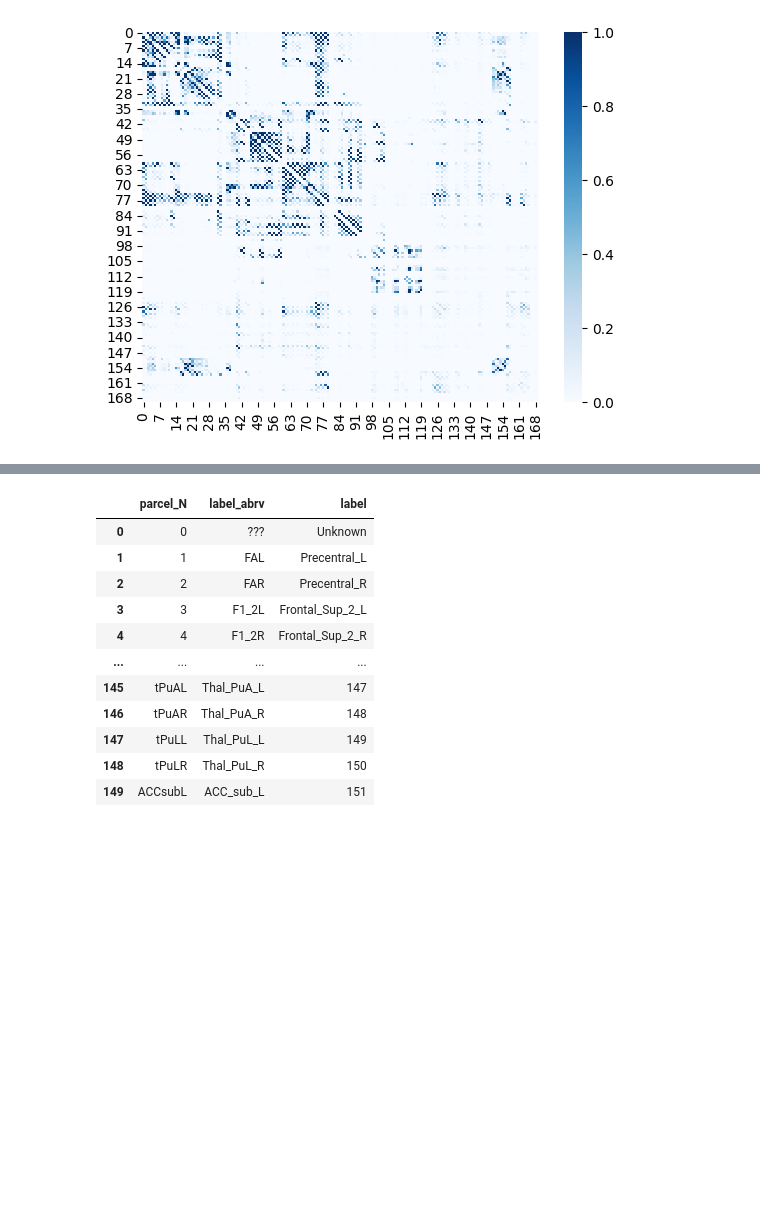
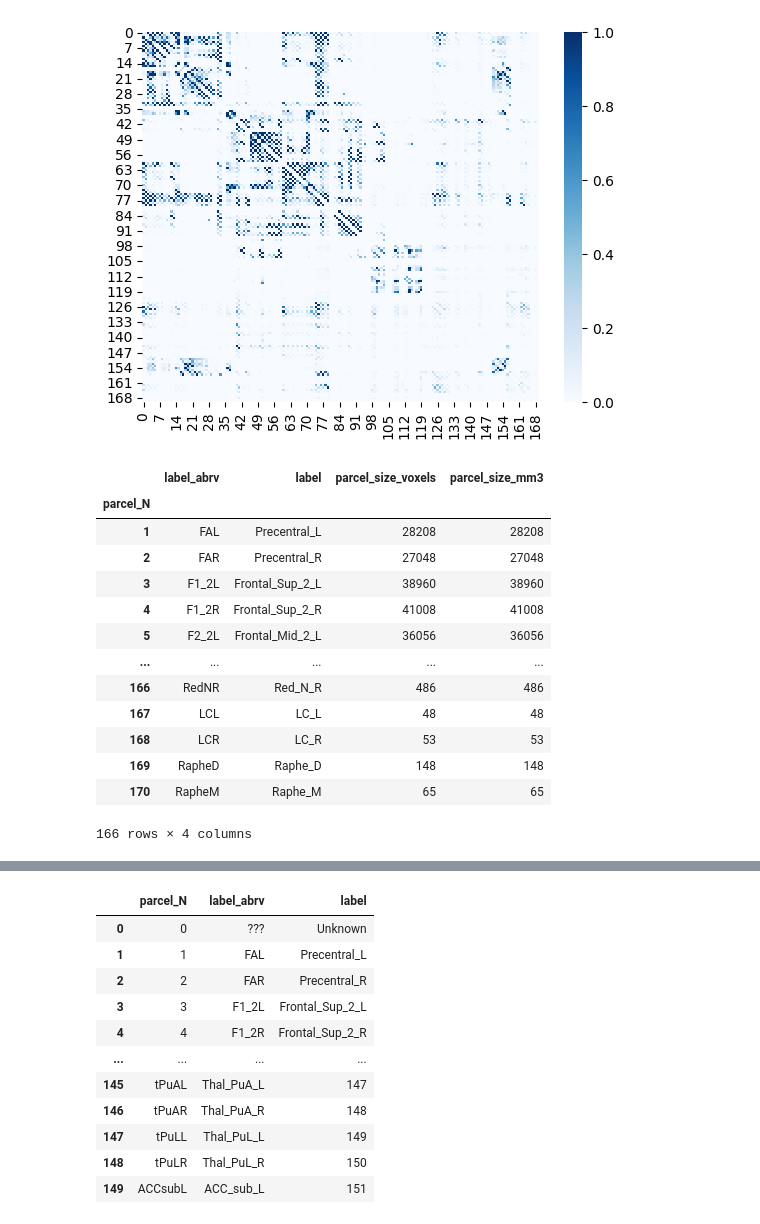
Before and after one commit to mrenke/parietal_patterns, a Jupyter notebook: dti_analysis/inspect_connectome_results_01.ipynb, the cells around one changed output, grey strips where cells are left out. Drawn from its saved outputs; the diff is of its cells as text; code cells hidden in the pictures; blank space fills up the shorter version.

```diff
--- a/dti_analysis/inspect_connectome_results_01.ipynb
+++ b/dti_analysis/inspect_connectome_results_01.ipynb
@@ -50,3 +50,25 @@ sns.heatmap(C_scaled,  vmin=0, vmax=1,cmap='Blues')
 # %% [output]
 <Axes: >
 [figure]
+# %%
+# Atlas Annotations
+
+atlas_names = pd.read_table('/mnt_AdaBD_largefiles/Data/SMILE_DATA/DNumRisk/AAL3/ROI_MNI_V7_1mm_vol.txt')
+atlas_names.columns = ['label_abrv','label','parcel_N','parcel_size_voxels' ,'parcel_size_mm3']
+atlas_names.set_index('parcel_N', inplace=True)
+atlas_names
+# %% [output]
+|  | label_abrv | label | parcel_size_voxels | parcel_size_mm3 |
+| parcel_N |  |  |  |  |
+| 1 | FAL | Precentral_L | 28208 | 28208 |
+| 2 | FAR | Precentral_R | 27048 | 27048 |
+| 3 | F1_2L | Frontal_Sup_2_L | 38960 | 38960 |
+| 4 | F1_2R | Frontal_Sup_2_R | 41008 | 41008 |
+| 5 | F2_2L | Frontal_Mid_2_L | 36056 | 36056 |
+| ... | ... | ... | ... | ... |
+| 166 | RedNR | Red_N_R | 486 | 486 |
+| 167 | LCL | LC_L | 48 | 48 |
+| 168 | LCR | LC_R | 53 | 53 |
+| 169 | RapheD | Raphe_D | 148 | 148 |
+| 170 | RapheM | Raphe_M | 65 | 65 |
+166 rows × 4 columns
```
Also changed, not shown: parts of 5 cells of this notebook, 3 other files.
